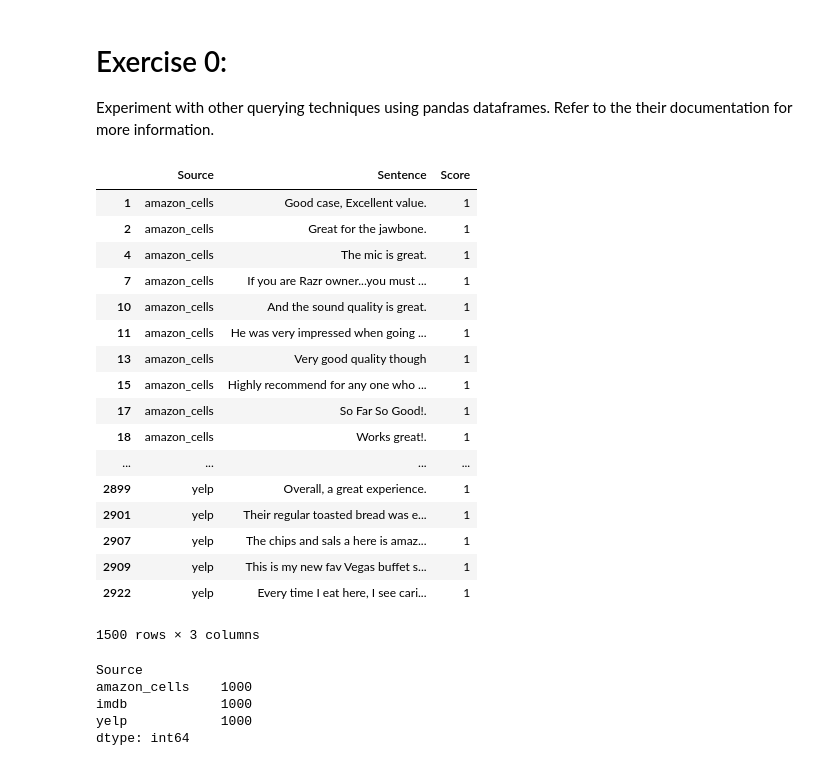
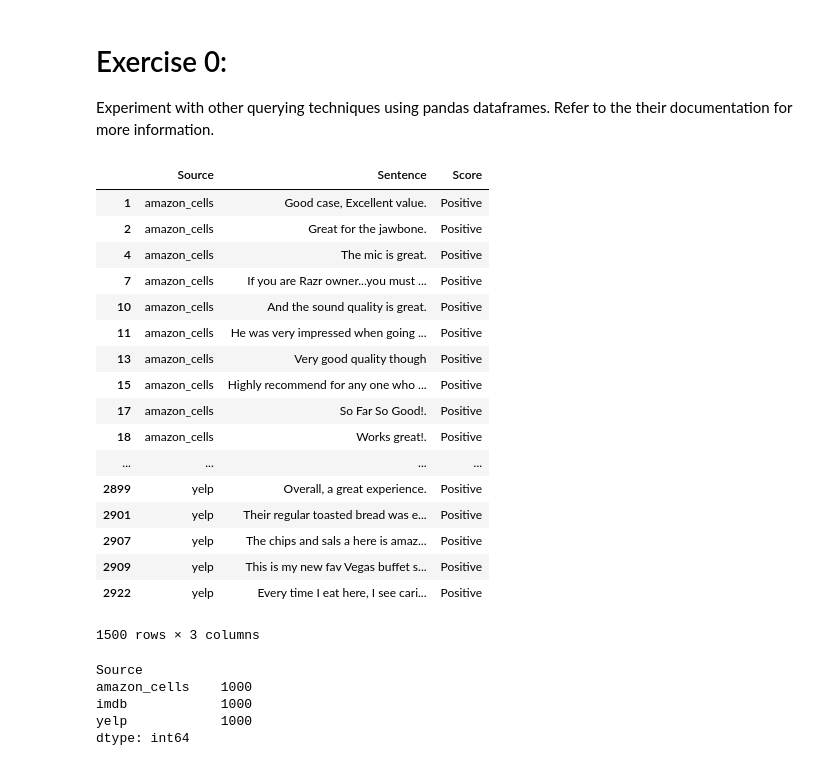
Before and after one commit to niraj221/data_mining_hw_1, a Jupyter notebook: hw_1.ipynb, the cells around one changed output. Cells and saved outputs as stored; diff of their text form; code cells hidden in the pictures.

```diff
--- a/hw_1.ipynb
+++ b/hw_1.ipynb
@@ -84,3 +84,6 @@ print(X)
 2999          yelp  Then, as if I hadn't wasted enough of my life ...      0
 
 [3000 rows x 3 columns]
+# %%
+X['Score'].replace([0], 'Negative',inplace=True)
+X['Score'].replace([1], 'Positive',inplace=True)
@@ -164,25 +188,25 @@ X.iloc[::100, :][0:30]
 Experiment with other querying techniques using pandas dataframes. Refer to the their documentation for more information.
 # %%
 # Only positive sentences
-X[X["Score"]==1]
+X[X["Score"]=="Positive"]
 # %% [output]
 |  | Source | Sentence | Score |
-| 1 | amazon_cells | Good case, Excellent value. | 1 |
-| 2 | amazon_cells | Great for the jawbone. | 1 |
-| 4 | amazon_cells | The mic is great. | 1 |
-| 7 | amazon_cells | If you are Razr owner...you must ... | 1 |
-| 10 | amazon_cells | And the sound quality is great. | 1 |
-| 11 | amazon_cells | He was very impressed when going ... | 1 |
-| 13 | amazon_cells | Very good quality though | 1 |
-| 15 | amazon_cells | Highly recommend for any one who ... | 1 |
-| 17 | amazon_cells | So Far So Good!. | 1 |
-| 18 | amazon_cells | Works great!. | 1 |
+| 1 | amazon_cells | Good case, Excellent value. | Positive |
+| 2 | amazon_cells | Great for the jawbone. | Positive |
+| 4 | amazon_cells | The mic is great. | Positive |
+| 7 | amazon_cells | If you are Razr owner...you must ... | Positive |
+| 10 | amazon_cells | And the sound quality is great. | Positive |
+| 11 | amazon_cells | He was very impressed when going ... | Positive |
+| 13 | amazon_cells | Very good quality though | Positive |
+| 15 | amazon_cells | Highly recommend for any one who ... | Positive |
+| 17 | amazon_cells | So Far So Good!. | Positive |
+| 18 | amazon_cells | Works great!. | Positive |
 | ... | ... | ... | ... |
-| 2899 | yelp | Overall, a great experience. | 1 |
-| 2901 | yelp | Their regular toasted bread was e... | 1 |
-| 2907 | yelp | The chips and sals a here is amaz... | 1 |
-| 2909 | yelp | This is my new fav Vegas buffet s... | 1 |
-| 2922 | yelp | Every time I eat here, I see cari... | 1 |
+| 2899 | yelp | Overall, a great experience. | Positive |
+| 2901 | yelp | Their regular toasted bread was e... | Positive |
+| 2907 | yelp | The chips and sals a here is amaz... | Positive |
+| 2909 | yelp | This is my new fav Vegas buffet s... | Positive |
+| 2922 | yelp | Every time I eat here, I see cari... | Positive |
 1500 rows × 3 columns
 # %%
 # Count rows by source
```
Also changed, not shown: parts of 65 cells of this notebook, 1 other file.
